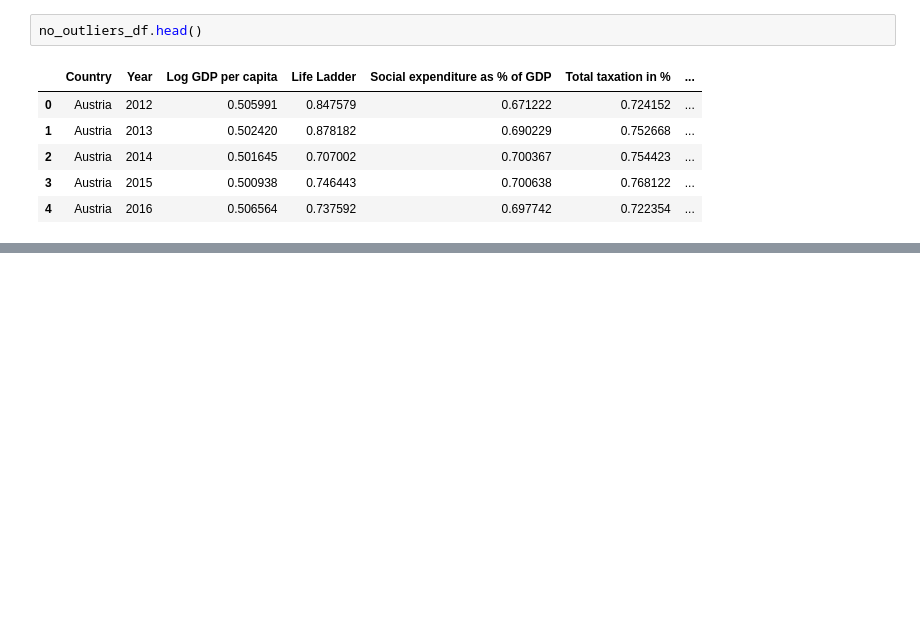
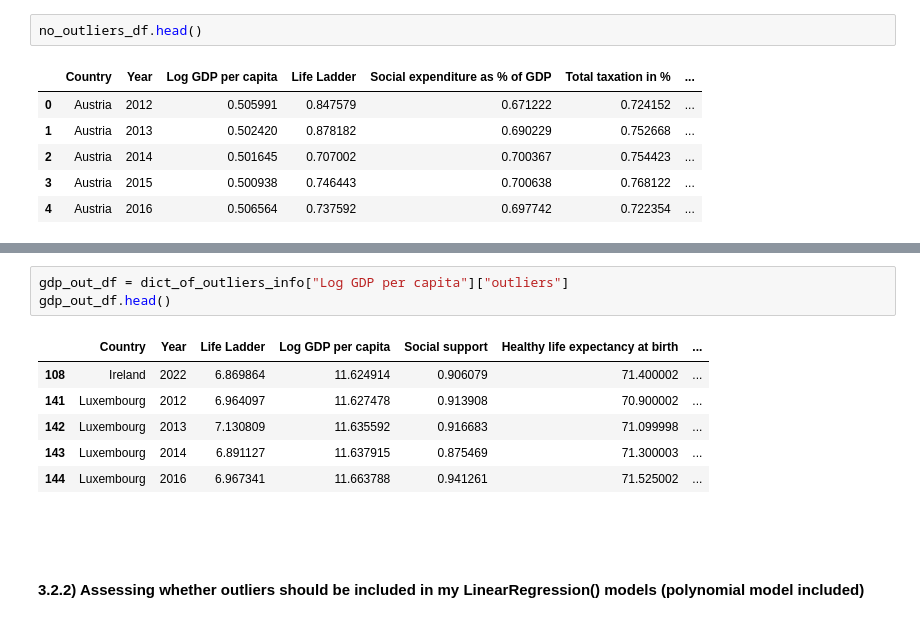
Before and after one commit to TRossen89/BI_Exam, a Jupyter notebook: all_data_df.ipynb, the cells around one changed output, grey strips where cells are left out. Saved outputs shown, nothing was run; the diff lists cells and outputs as text; blank space fills up the shorter version.

Commit message:
Linear Regression models and Decision Tree

```diff
--- a/all_data_df.ipynb
+++ b/all_data_df.ipynb
@@ -403,0 +456,14 @@ memory usage: 18.0+ KB
+# %%
+gdp_out_df = dict_of_outliers_info["Log GDP per capita"]["outliers"]
+gdp_out_df.head()
+# %% [output]
+|  | Country | Year | Life Ladder | Log GDP per capita | Social support | Healthy life expectancy at birth | ... |
+| 108 | Ireland | 2022 | 6.869864 | 11.624914 | 0.906079 | 71.400002 | ... |
+| 141 | Luxembourg | 2012 | 6.964097 | 11.627478 | 0.913908 | 70.900002 | ... |
+| 142 | Luxembourg | 2013 | 7.130809 | 11.635592 | 0.916683 | 71.099998 | ... |
+| 143 | Luxembourg | 2014 | 6.891127 | 11.637915 | 0.875469 | 71.300003 | ... |
+| 144 | Luxembourg | 2016 | 6.967341 | 11.663788 | 0.941261 | 71.525002 | ... |
+# %% [markdown]
+####
+# %% [markdown]
+#### 3.2.2) Assessing whether outliers should be included in my LinearRegression() models (polynomial model included)
```
Also changed, not shown: parts of 27 cells of this notebook, 1 other file.
